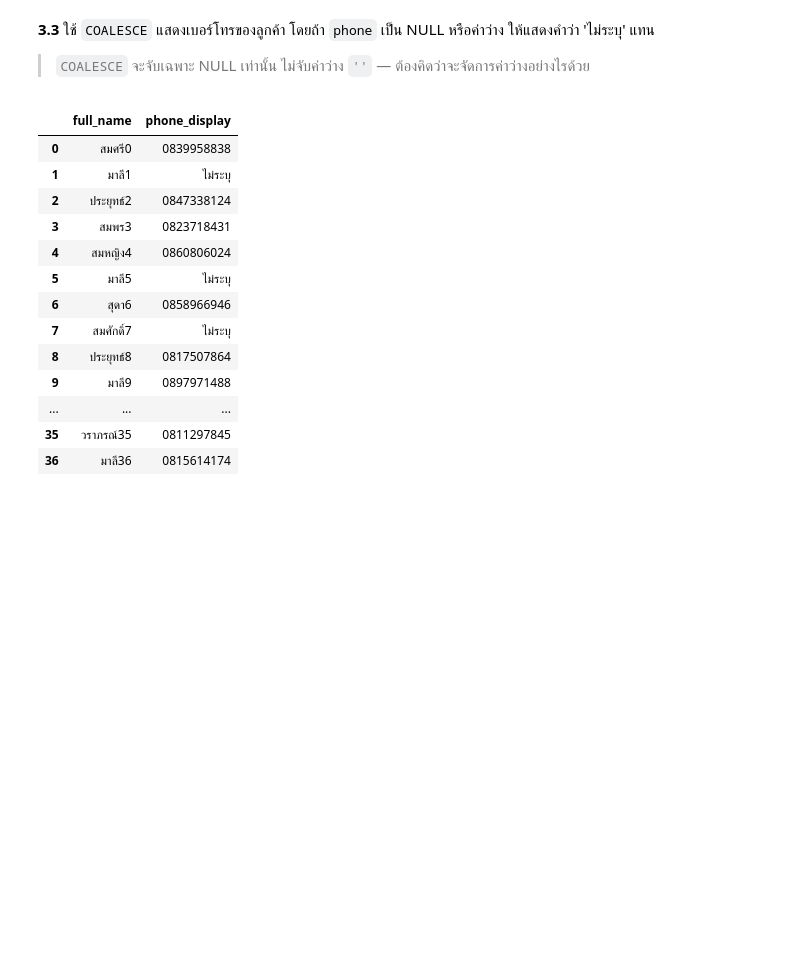
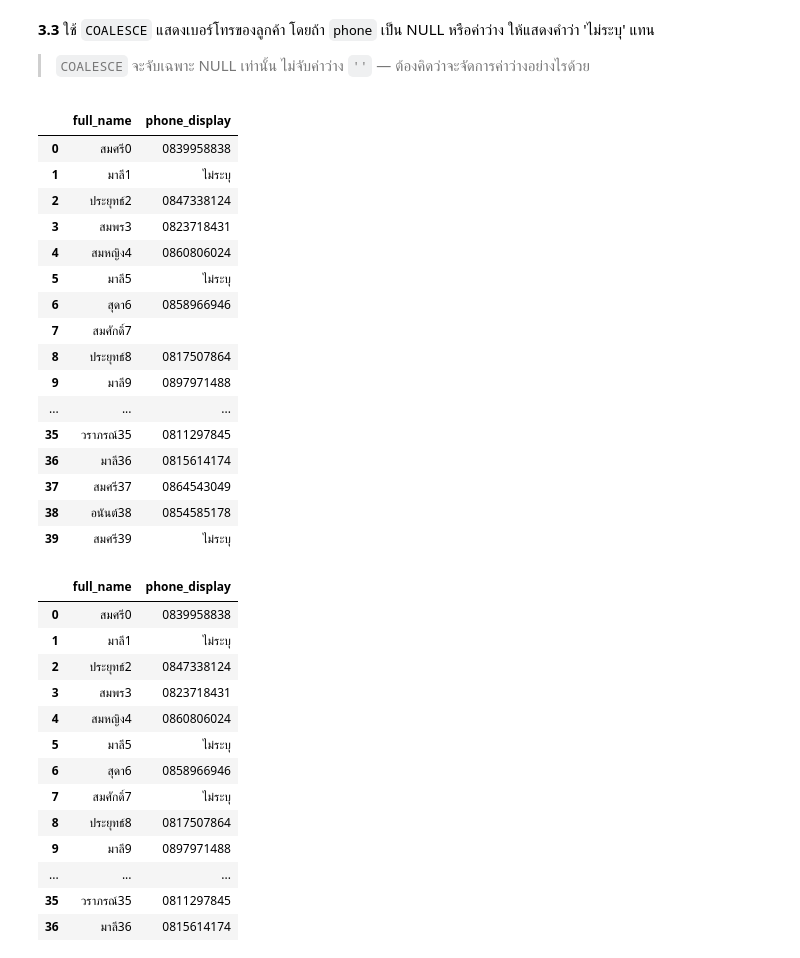
Before and after one commit to mxls34/AdvanceDatabase, a Jupyter notebook: Chapter2_HW_SQL_Selection_and_Complex_Conditions.ipynb, the cells around one changed output. Cells and saved outputs as stored; diff of their text form; code cells hidden in the pictures; blank space fills up the shorter version.

```diff
--- a/Chapter2_HW_SQL_Selection_and_Complex_Conditions.ipynb
+++ b/Chapter2_HW_SQL_Selection_and_Complex_Conditions.ipynb
@@ -443,8 +454,26 @@ _เขียนคำอธิบายตรงนี้:_ ...
 # %%
 # TODO 3.3
 con.execute("""
-
+        SELECT full_name, COALESCE(phone, 'ไม่ระบุ') AS phone_display FROM customers
 """).df()
+# %% [output]
+|  | full_name | phone_display |
+| 0 | สมศรี0 | 0839958838 |
+| 1 | มาลี1 | ไม่ระบุ |
+| 2 | ประยุทธ์2 | 0847338124 |
+| 3 | สมพร3 | 0823718431 |
+| 4 | สมหญิง4 | 0860806024 |
+| 5 | มาลี5 | ไม่ระบุ |
+| 6 | สุดา6 | 0858966946 |
+| 7 | สมศักดิ์7 |  |
+| 8 | ประยุทธ์8 | 0817507864 |
+| 9 | มาลี9 | 0897971488 |
+| ... | ... | ... |
+| 35 | วราภรณ์35 | 0811297845 |
+| 36 | มาลี36 | 0815614174 |
+| 37 | สมศรี37 | 0864543049 |
+| 38 | อนันต์38 | 0854585178 |
+| 39 | สมศรี39 | ไม่ระบุ |
 # %%
 # ตัวอย่างผลลัพธ์ 3.3
 # %% [output]
```
Also changed, not shown: parts of 5 cells of this notebook.
